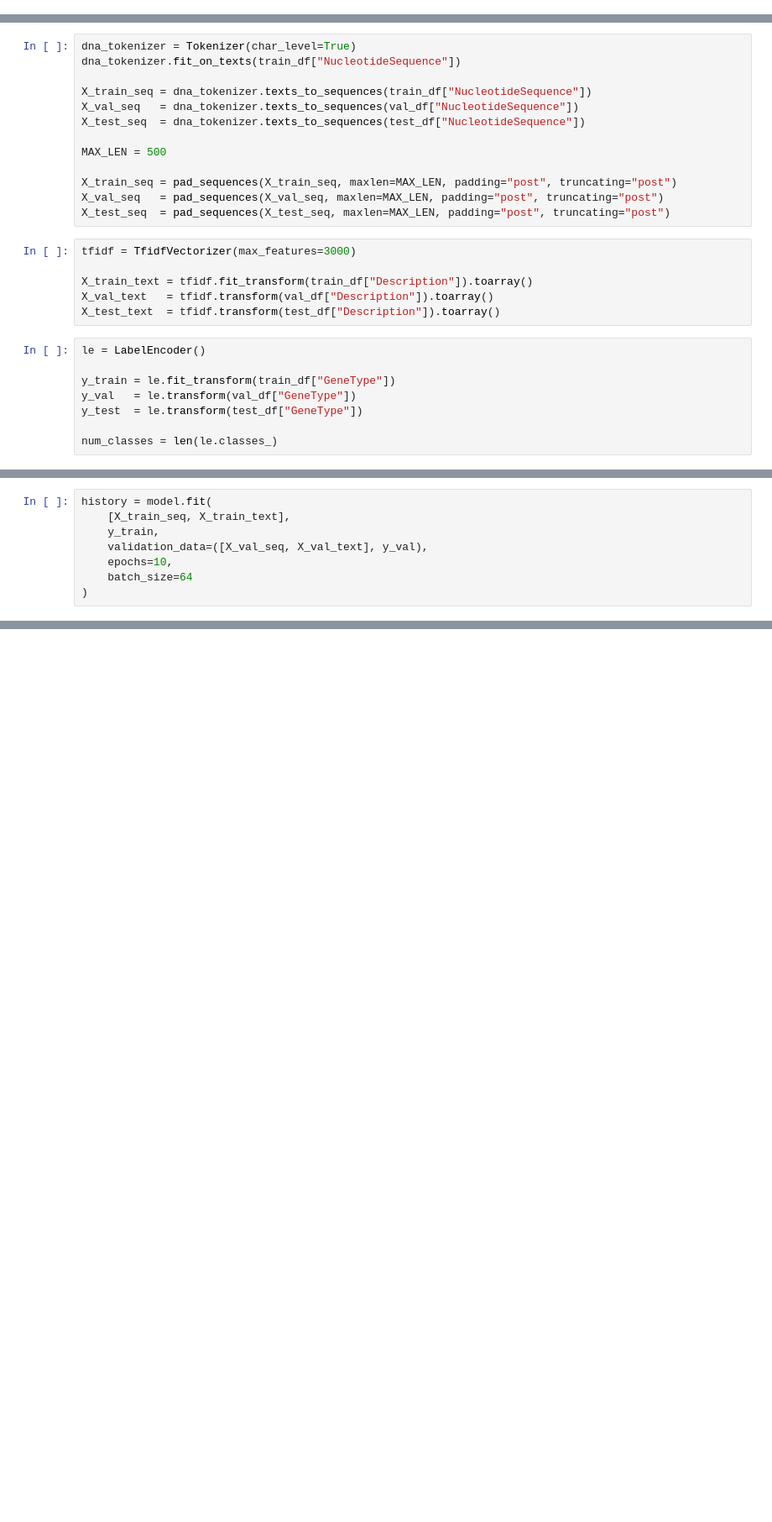
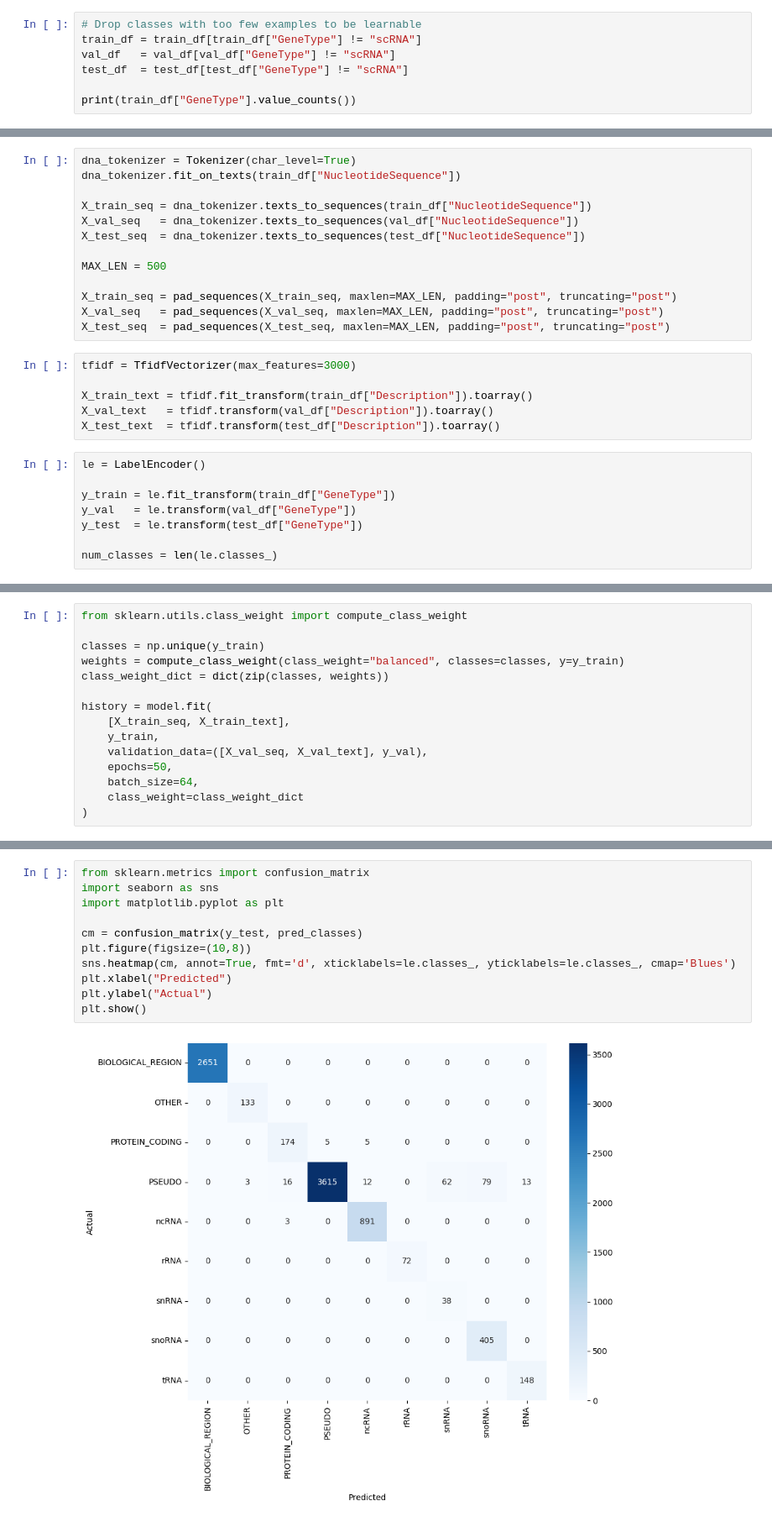
Before and after one commit to amrithavi/GENE-PAPER, a Jupyter notebook: DNALSTM.ipynb, the cells around one changed output, grey strips where cells are left out. Shown at 84% size. Cells and saved outputs as stored; diff of their text form; blank space fills up the shorter version.

```diff
--- a/DNALSTM.ipynb
+++ b/DNALSTM.ipynb
@@ -44,3 +53,10 @@ def clean_df(df):
 train_df = clean_df(train_df)
 val_df   = clean_df(val_df)
 test_df  = clean_df(test_df)
+# %%
+# Drop classes with too few examples to be learnable
+train_df = train_df[train_df["GeneType"] != "scRNA"]
+val_df   = val_df[val_df["GeneType"] != "scRNA"]
+test_df  = test_df[test_df["GeneType"] != "scRNA"]
+
+print(train_df["GeneType"].value_counts())
@@ -101,8 +165,15 @@ model.summary()
 # %%
+from sklearn.utils.class_weight import compute_class_weight
+
+classes = np.unique(y_train)
+weights = compute_class_weight(class_weight="balanced", classes=classes, y=y_train)
+class_weight_dict = dict(zip(classes, weights))
+
 history = model.fit(
     [X_train_seq, X_train_text],
     y_train,
     validation_data=([X_val_seq, X_val_text], y_val),
-    epochs=10,
-    batch_size=64
+    epochs=50,
+    batch_size=64,
+    class_weight=class_weight_dict
 )
@@ -139,0 +281,13 @@ plt.show()
+# %%
+from sklearn.metrics import confusion_matrix
+import seaborn as sns
+import matplotlib.pyplot as plt
+
+cm = confusion_matrix(y_test, pred_classes)
+plt.figure(figsize=(10,8))
+sns.heatmap(cm, annot=True, fmt='d', xticklabels=le.classes_, yticklabels=le.classes_, cmap='Blues')
+plt.xlabel("Predicted")
+plt.ylabel("Actual")
+plt.show()
+# %% [output]
+[figure, added]
```
Also changed, not shown: parts of 24 cells of this notebook.
